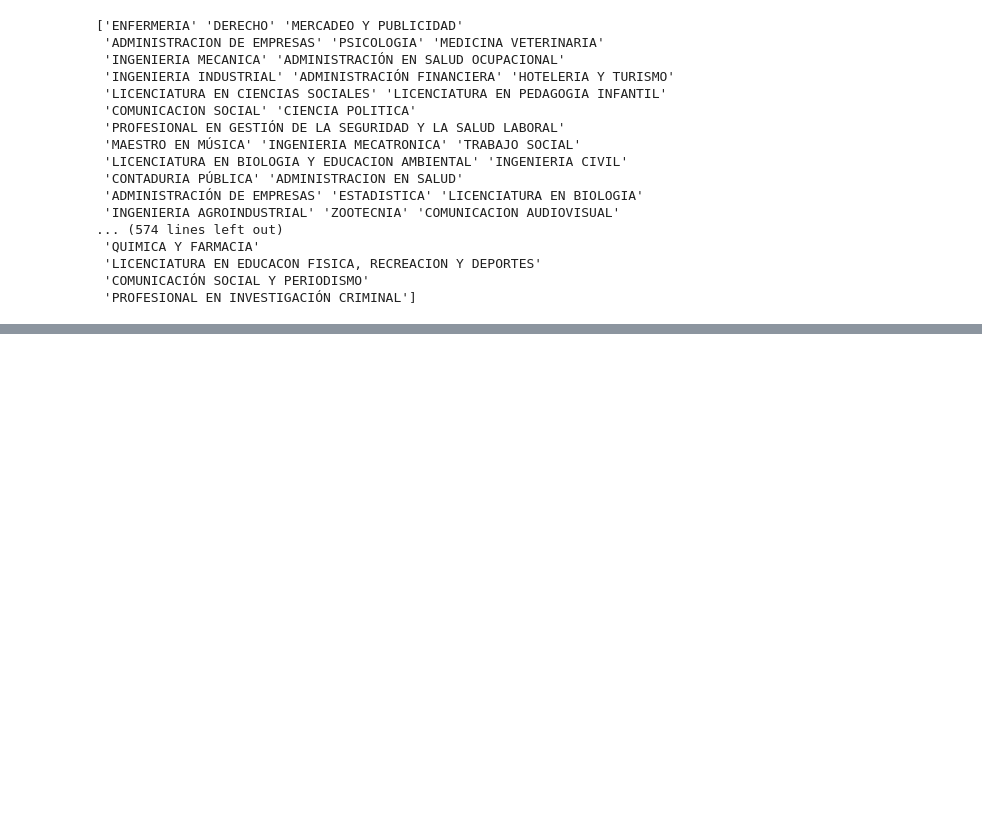
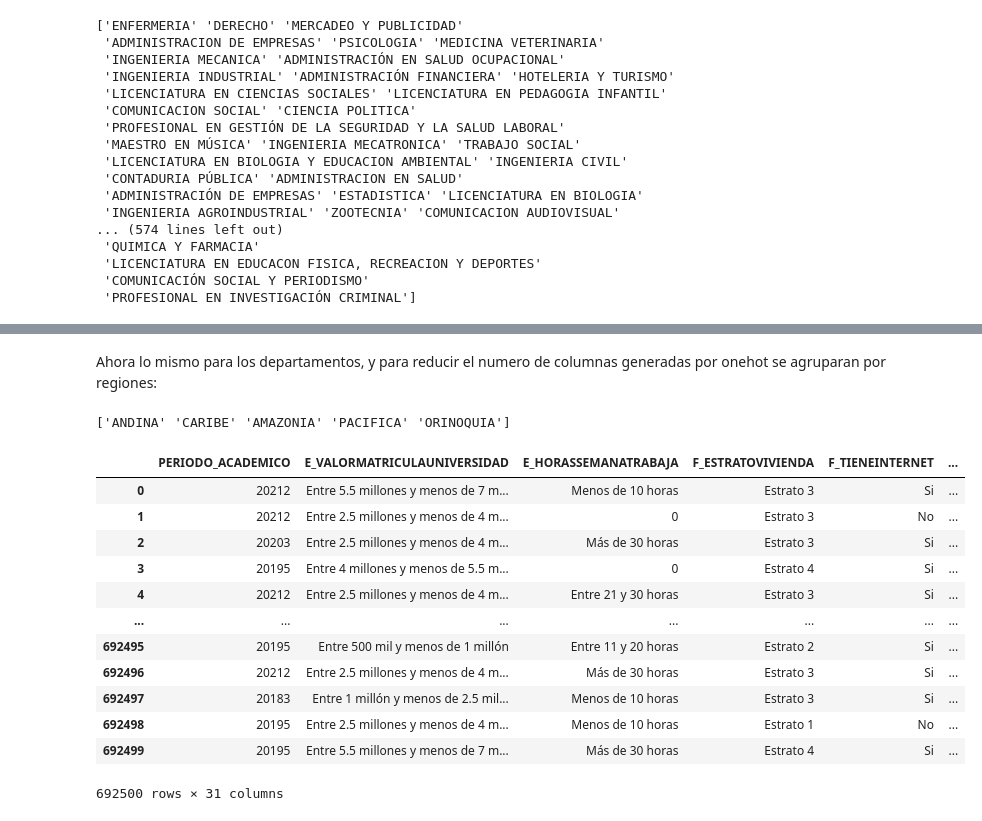
Before and after one commit to Santiagohvilla/Proyecto_IA-2025_2, a Jupyter notebook: 02_preprocesado.ipynb, the cells around one changed output, grey strips where cells are left out. Cells and saved outputs as stored; diff of their text form; code cells hidden in the pictures; blank space fills up the shorter version.

```diff
--- a/02_preprocesado.ipynb
+++ b/02_preprocesado.ipynb
@@ -227,3 +231,55 @@ print(categorias)
+# %% [markdown]
+Ahora lo mismo para los departamentos, y para reducir el numero de columnas generadas por onehot se agruparan por regiones:
+# %%
+d2['E_PRGM_DEPARTAMENTO'] = d2['E_PRGM_DEPARTAMENTO'].str.upper() # A mayúsculas para coincidir con la lista
+d2['E_PRGM_DEPARTAMENTO'] = d2['E_PRGM_DEPARTAMENTO'].str.replace('[^A-Z\s]', '', regex=True)
+d2['E_PRGM_DEPARTAMENTO'] = d2['E_PRGM_DEPARTAMENTO'].str.replace('\s+', ' ', regex=True).str.strip()
+
+REGIONES = {
+    'ANDINA': [
+        'ANTIOQUIA', 'BOYACA', 'BOGOT', 'CALDAS', 'CUNDINAMARCA', 'HUILA', 'NORTE SANTANDER',
+        'QUINDIO', 'RISARALDA', 'SANTANDER', 'TOLIMA', 'NARINO','NARIO'
+    ],
+    'CARIBE': [
+        'ATLANTICO', 'BOLIVAR', 'CESAR', 'CORDOBA', 'LA GUAJIRA', 'MAGDALENA',
+        'SUCRE', 'SAN ANDRES'
+    ],
+    'PACIFICA': [
+        'CHOCO', 'VALLE', 'CAUCA'
+    ],
+    'ORINOQUIA': [
+        'ARAUCA', 'CASANARE', 'META', 'VICHADA'
+    ],
+    'AMAZONIA': [
+        'AMAZONAS', 'CAQUETA', 'GUAINIA', 'GUAVIARE', 'PUTUMAYO', 'VAUPES'
+    ]}
+for region, departamentos in REGIONES.items():
+    # Asigna la clave del diccionario (ej., 'ANDINA') a todas las filas
+    # donde el valor de 'Departamento' está DENTRO de la lista (ej., la lista de departamentos Andinos)
+    d2.loc[d2['E_PRGM_DEPARTAMENTO'].isin(departamentos), 'E_PRGM_DEPARTAMENTO'] = region
+
+#VERIFICAR
+categorias = d2['E_PRGM_DEPARTAMENTO'].unique()
+print(categorias)
+# %% [output]
+['ANDINA' 'CARIBE' 'AMAZONIA' 'PACIFICA' 'ORINOQUIA']
+# %%
+d2=pd.get_dummies(d2, columns=['E_PRGM_DEPARTAMENTO'], prefix='REGION')
+d2
+# %% [output]
+|  | PERIODO_ACADEMICO | E_VALORMATRICULAUNIVERSIDAD | E_HORASSEMANATRABAJA | F_ESTRATOVIVIENDA | F_TIENEINTERNET | ... |
+| 0 | 20212 | Entre 5.5 millones y menos de 7 m... | Menos de 10 horas | Estrato 3 | Si | ... |
+| 1 | 20212 | Entre 2.5 millones y menos de 4 m... | 0 | Estrato 3 | No | ... |
+| 2 | 20203 | Entre 2.5 millones y menos de 4 m... | Más de 30 horas | Estrato 3 | Si | ... |
+| 3 | 20195 | Entre 4 millones y menos de 5.5 m... | 0 | Estrato 4 | Si | ... |
+| 4 | 20212 | Entre 2.5 millones y menos de 4 m... | Entre 21 y 30 horas | Estrato 3 | Si | ... |
+| ... | ... | ... | ... | ... | ... | ... |
+| 692495 | 20195 | Entre 500 mil y menos de 1 millón | Entre 11 y 20 horas | Estrato 2 | Si | ... |
+| 692496 | 20212 | Entre 2.5 millones y menos de 4 m... | Más de 30 horas | Estrato 3 | Si | ... |
+| 692497 | 20183 | Entre 1 millón y menos de 2.5 mil... | Menos de 10 horas | Estrato 3 | Si | ... |
+| 692498 | 20195 | Entre 2.5 millones y menos de 4 m... | Menos de 10 horas | Estrato 1 | No | ... |
+| 692499 | 20195 | Entre 5.5 millones y menos de 7 m... | Más de 30 horas | Estrato 4 | Si | ... |
+692500 rows × 31 columns
 # %%
 def replace_category_for_numbers(df, column_name, mapping_dict):
     df[column_name] = df[column_name].map(mapping_dict)
```
Also changed, not shown: parts of 2 cells of this notebook.
